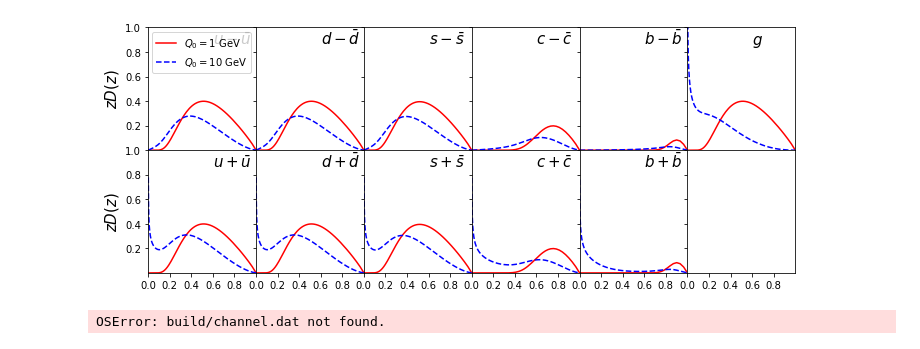
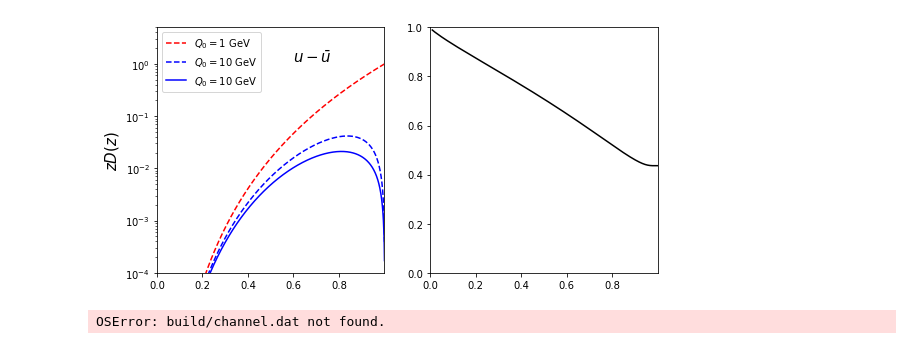
Before and after one commit to keweiyao/QCD-evolution, a Jupyter notebook: Plotting.ipynb, the cells around one changed output. Cells and saved outputs as stored; diff of their text form; code cells hidden in the pictures.

```diff
--- a/Plotting.ipynb
+++ b/Plotting.ipynb
@@ -16,24 +7,39 @@ z = data[0]
 # %%
-fig, axes = plt.subplots(2,6,figsize=(10,4), sharex=True, sharey=True)
+names = r'$u-\bar{u}$', r'$d-\bar{d}$', r'$s-\bar{s}$', \
+        r'$c-\bar{c}$', r'$b-\bar{b}$',\
+        r'$g$', \
+        r'$u+\bar{u}$', r'$d+\bar{d}$', r'$s+\bar{s}$',\
+        r'$c+\bar{c}$', r'$b+\bar{b}$'
+IC = np.loadtxt("build/ic.dat").T
+FS0 = np.loadtxt("build/fs-0.dat").T
+FS1 = np.loadtxt("build/fs-1.dat").T
+z = IC[0]
+fig, axes = plt.subplots(1,2,figsize=(8,4), sharex=True)
 
-for i, (it,ax) in enumerate(zip(names, axes.flatten()), start=1):
-    ax.plot(z, data0[i], 'r-', label=r'$Q_0=1$ GeV')
-    ax.plot(z, data[i], 'b--', label=r'$Q_0=10$ GeV')
+for i, (it,row) in enumerate(zip(names, [axes]), start=1):
+    ax,axr = row
+    scale = z**6
+    ax.plot(z, scale*IC[i], 'r--', label=r'$Q_0=1$ GeV')
+    ax.plot(z, scale*FS0[i], 'b--', label=r'$Q_0=10$ GeV')
+    ax.plot(z, scale*FS1[i], 'b-', label=r'$Q_0=10$ GeV')
+    axr.plot(z, FS1[i]/FS0[i], 'k-')
     #ax.semilogy()
     ax.annotate(it, xy=(.6,.86), xycoords="axes fraction", fontsize=15)
-    if ax.is_first_col():
+    if ax.get_subplotspec().is_first_col():
         ax.set_ylabel(r"$zD(z)$", fontsize=15)
-    if ax.is_last_col():
+    if ax.get_subplotspec().is_last_col():
         ax.set_xlabel(r"$z$", fontsize=15)
-axes[0,0].legend()
-ax.set_xlim(0,1)
-ax.set_xticks([0,.2,.4,.6,.8])
-ax.set_ylim(1e-3,1)
-#ax.semilogy()
+    ax.legend()
+    ax.set_xlim(0,1)
+    ax.set_xticks([0,.2,.4,.6,.8])
+    #ax.semilogy()
+axes[0].semilogy()
+axes[0].set_ylim(1e-4,5e0)
+axes[1].set_ylim(0,1)
 plt.tight_layout()
-plt.subplots_adjust(wspace=0, hspace=0)
+plt.subplots_adjust(wspace=0.2, hspace=0)
 # %% [output]
-[figure, old version]
+[figure, new version]
 # %%
 Q2, z, fc = np.loadtxt("build/channel.dat").T
 # %% [output]
```
Also changed, not shown: parts of 1 cell of this notebook, 6 other files.
